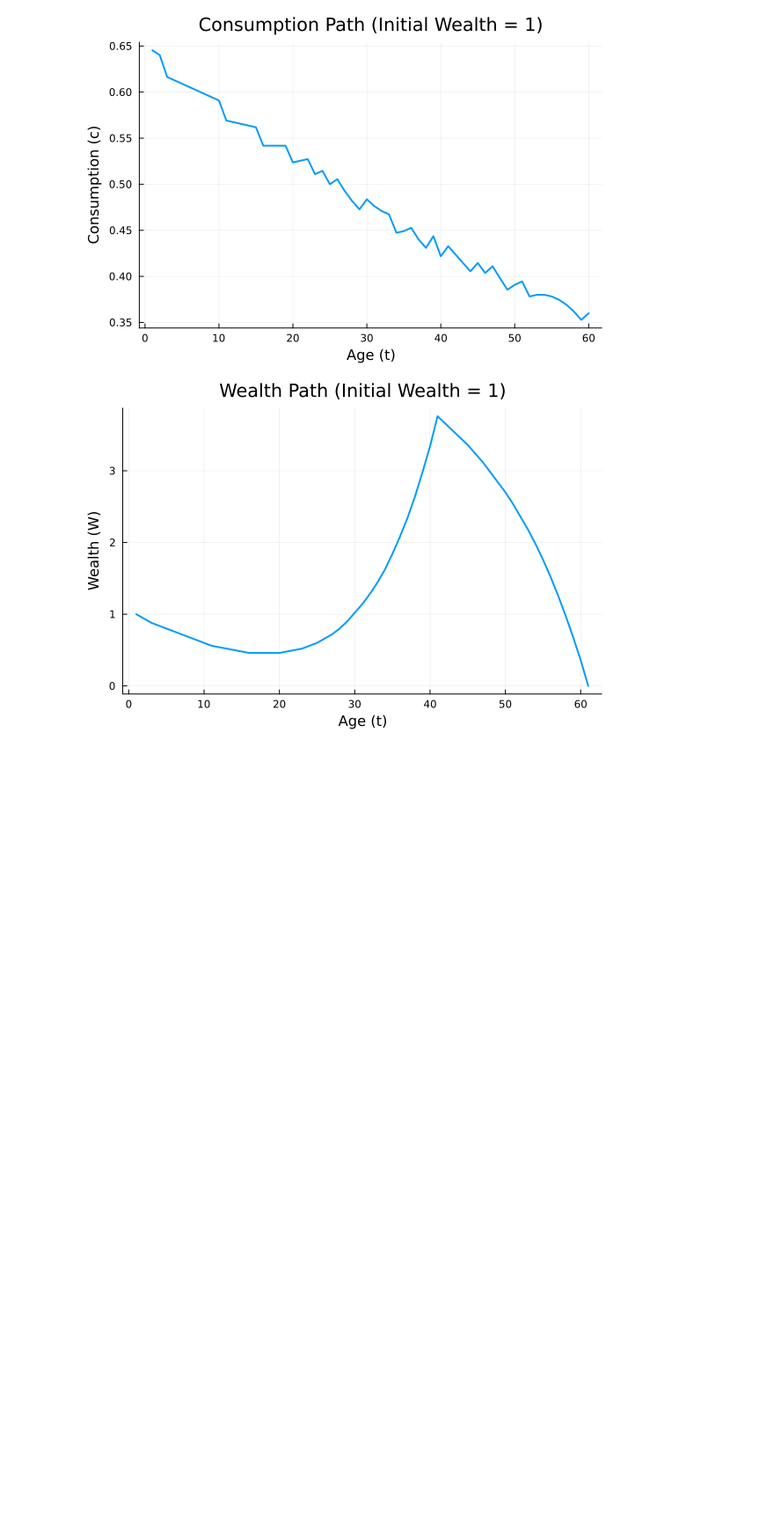
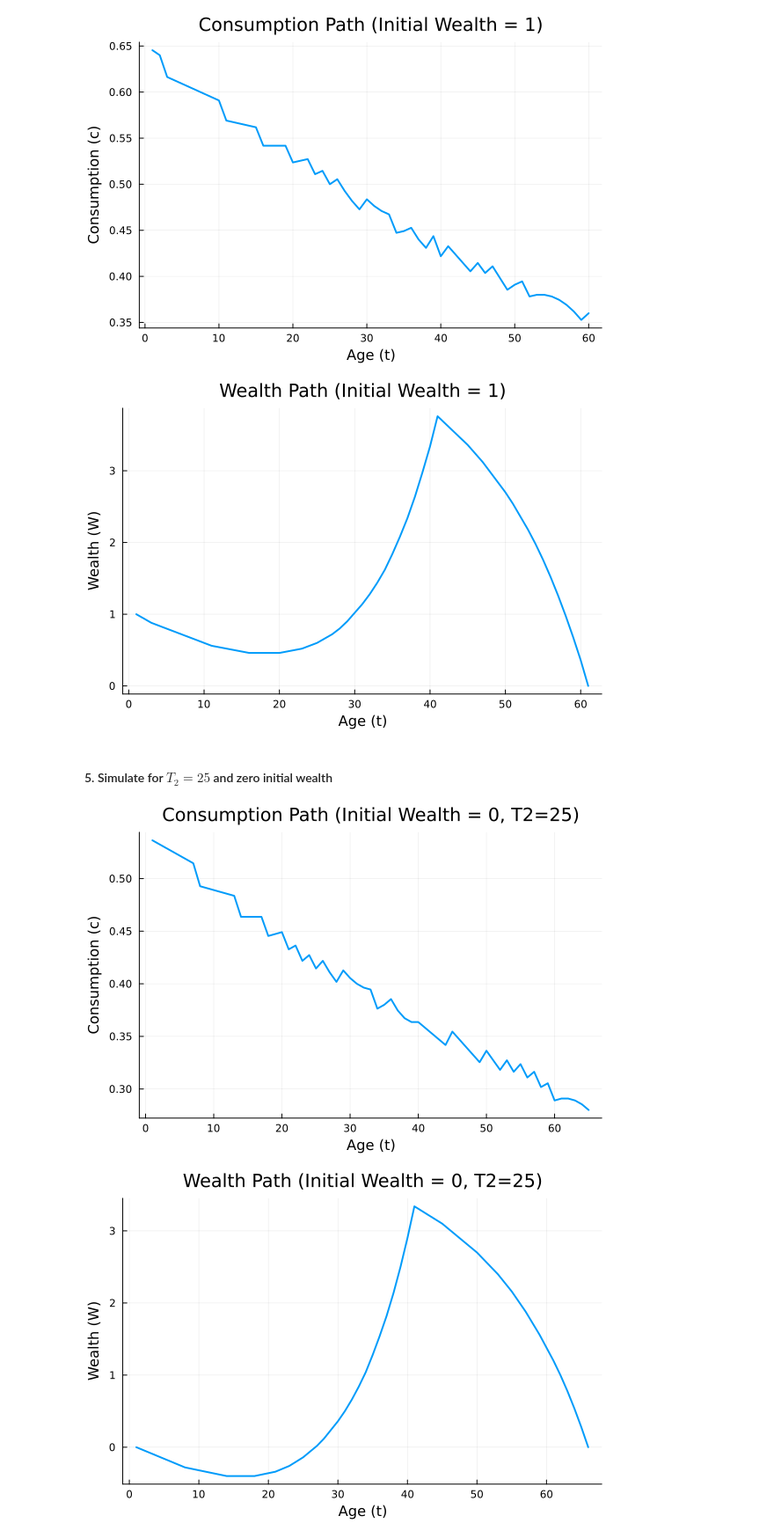
Before and after one commit to fapexxo/E602-assignment, a Jupyter notebook: problem-2.ipynb, the cells around one changed output. Shown at 88% size. Cells and saved outputs as stored; diff of their text form; code cells hidden in the pictures; blank space fills up the shorter version.

```diff
--- a/problem-2.ipynb
+++ b/problem-2.ipynb
@@ -161,7 +156,10 @@ Secondly, for values $W<0$ we observe a discontinuity for the policy functions f
 # %% [markdown]
 #### Write function for simulations for 3. and 4.
 # %%
-function simulate_lifecycle(W_initial)
+function simulate_lifecycle(W_initial, T1, T2, C_chronological, W_chronological, W_idx_chronological, W_grid)
+
+    T_total = T1 + T2
+
     W_path = zeros(T_total + 1)
     C_path = zeros(T_total)
     W_path[1] = W_initial
@@ -237,3 +236,38 @@ display(p_w)
 # %% [output]
 [figure]
 [figure]
+# %% [markdown]
+#### 5. Simulate for $T_2 = 25$ and zero initial wealth
+# %%
+# need to solve lifecycle problem again with T2 = 25
+
+retirement_periods_exp = 25
+
+V_chronological_exp, C_chronological_exp, W_chronological_exp, W_idx_chronological_exp, W_grid_exp = solve_lifecycle(y, β, r, T1, retirement_periods_exp, preferences)
+
+# simulate_indices
+W_path_exp, C_path_exp = simulate_lifecycle(0, working_periods, retirement_periods_exp, C_chronological_exp, W_chronological_exp, W_idx_chronological_exp, W_grid_exp)
+
+# Plot as before
+# Consumption
+p_c_exp = plot(1:(working_periods + retirement_periods_exp), C_path_exp,
+    title = "Consumption Path (Initial Wealth = 0, T2=25)",
+    xlabel = "Age (t)",
+    ylabel = "Consumption (c)",
+    legend = false,
+    linewidth = 2)
+
+display(p_c_exp)
+
+# Wealth
+p_w_exp = plot(1:(working_periods + retirement_periods_exp + 1), W_path_exp,
+    title = "Wealth Path (Initial Wealth = 0, T2=25)",
+    xlabel = "Age (t)",
+    ylabel = "Wealth (W)",
+    legend = false,
+    linewidth = 2)
+
+display(p_w_exp)
+# %% [output]
+[figure, added]
+[figure, added]
```
Also changed, not shown: parts of 13 cells of this notebook, 2 other files.
